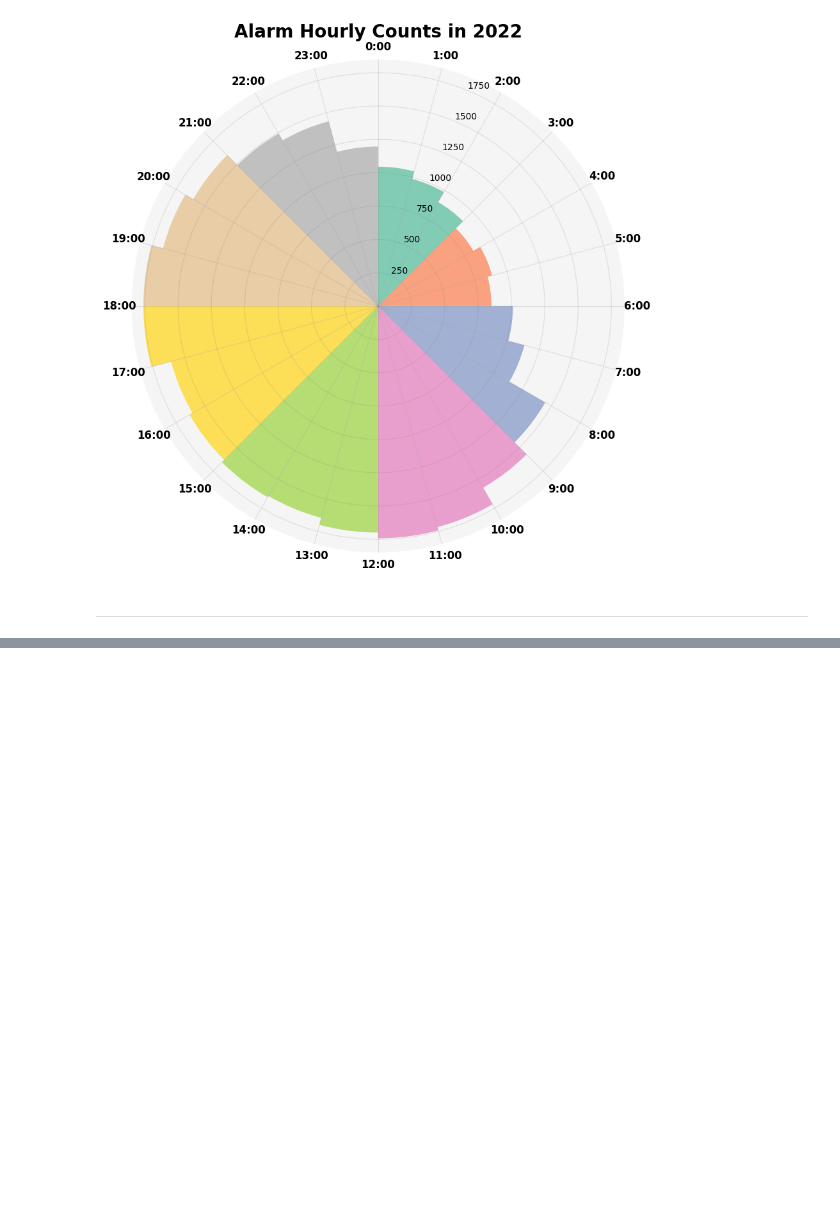
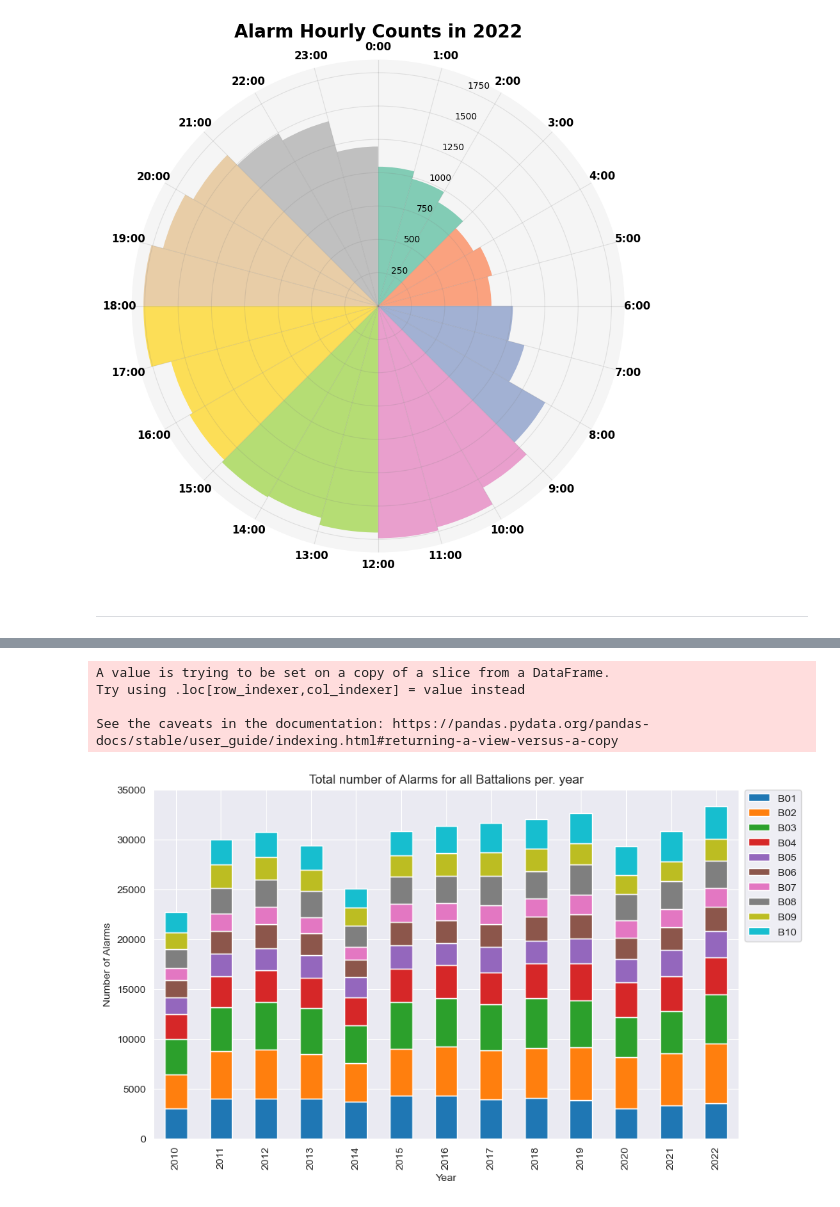
Before and after one commit to Strongside-87/Final_Project, a Jupyter notebook: Final_assigment.ipynb, the cells around one changed output, grey strips where cells are left out. Drawn from its saved outputs; the diff is of its cells as text; code cells hidden in the pictures; blank space fills up the shorter version.

```diff
--- a/Final_assigment.ipynb
+++ b/Final_assigment.ipynb
@@ -43,7 +31,7 @@ import mplcursors
 
 # cleaning and preprocessing
 
-csv_path = "../Fire_Incidents.csv"
+csv_path = "./Fire_Incidents.csv"
 
 if not os.path.exists(csv_path):
     # Download CSV from API if it doesn't exist locally
@@ -837,0 +869,56 @@ First
+# %%
+# Author Thomas Arildtoft - S193564
+
+# Filter the data by Battalion and Incident Date
+df_filtered = df[(df['Battalion'].isin(['B01', 'B02', 'B03', 'B04', 'B05', 'B06', 'B07', 'B08', 'B09', 'B10'])) &
+                 (df['Incident Date'] >= '2010-04-01') &
+                 (df['Incident Date'] <= '2023-04-01')]
+
+# Create a new column with the year of the incident
+df_filtered['Year'] = pd.DatetimeIndex(df_filtered['Incident Date']).year
+
+# Group the data by Battalion and Year and count the number of incidents
+df_grouped = df_filtered.groupby(['Battalion', 'Year'])['Incident Number'].count().reset_index()
+
+# Pivot the data to create a table with Battalion as rows and Year as columns
+df_pivoted = df_grouped.pivot(index='Year', columns='Battalion', values='Incident Number')
+
+# Create a stacked bar chart
+fig, ax = plt.subplots(figsize=(10, 6))
+
+df_pivoted.plot(kind='bar', stacked=True, ax=ax)
+
+# Set the title and axis labels
+ax.set_title('Total number of Alarms for all Battalions per. year')
+ax.set_xlabel('Year')
+ax.set_ylabel('Number of Alarms')
+
+# Move the legend outside the plot area
+ax.legend(bbox_to_anchor=(1.01, 1), borderaxespad=0)
+
+# Add hover effects to the plot
+cursor = mplcursors.cursor(ax, hover=True)
+@cursor.connect('add')
+def on_add(sel):
+    battalion = sel.artist.get_label()
+    year = sel.target[0]
+    count = df_pivoted.loc[year, battalion]
+    sel.annotation.set_text(f'Battalion: {battalion}\nYear: {year}\nCount: {count}')
+    sel.annotation.set_position((-20, 20))
+    sel.annotation.set_fontsize(12)
+    sel.annotation.set_fontstyle('italic')
+    sel.annotation.set_backgroundcolor('white')
+    sel.annotation.set_bbox({'boxstyle': 'round', 'edgecolor': 'gray', 'alpha': 0.7})
+
+# Convert the plot to HTML
+html_fig = mpld3.fig_to_html(fig)
+
+# Output the HTML
+with open('Total_Number_Of_alarms_Battalion.html', 'w') as f:
+    f.write(html_fig)
+# %% [output]
+A value is trying to be set on a copy of a slice from a DataFrame.
+Try using .loc[row_indexer,col_indexer] = value instead
+
+See the caveats in the documentation: https://pandas.pydata.org/pandas-docs/stable/user_guide/indexing.html#returning-a-view-versus-a-copy
+[figure, added]
```
Also changed, not shown: parts of 20 cells of this notebook, 7 other files.
